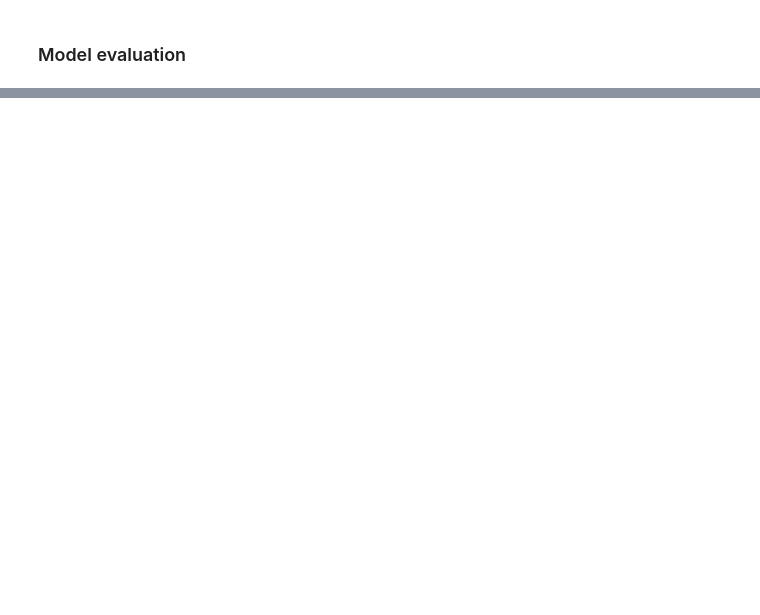
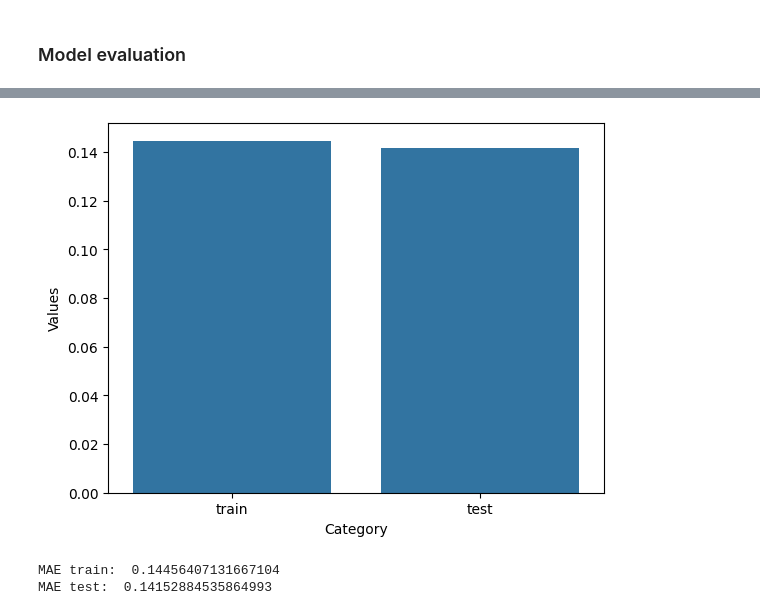
Before and after one commit to NGala540/FrequencyOfClaimsPrediction, a Jupyter notebook: GLM Model Training.ipynb, the cells around one changed output, grey strips where cells are left out. Drawn from its saved outputs; the diff is of its cells as text; code cells hidden in the pictures; blank space fills up the shorter version.

```diff
--- a/GLM Model Training.ipynb
+++ b/GLM Model Training.ipynb
@@ -240,0 +255,3 @@ plt.show()
+# %%
+final_X_train = X_train_transformed[final_X_train.columns]
+y_pred_train = final_model.predict(sm.add_constant(final_X_train))
@@ -240,0 +290,20 @@ plt.show()
+# %%
+MAE_train = mean_absolute_error(y_train, y_pred_train)
+MAE_test = mean_absolute_error(y_test, y_pred)
+
+data = pd.DataFrame({
+    'Category': ['train', 'test'],
+    'Values': [MAE_train, MAE_test]
+})
+
+# Create the bar plot
+sns.barplot(x='Category', y='Values', data=data)
+
+# Show the plot
+plt.show()
+print("MAE train: ", MAE_train)
+print("MAE test: ", MAE_test)
+# %% [output]
+[figure, added]
+MAE train:  0.14456407131667104
+MAE test:  0.14152884535864993
```
Also changed, not shown: parts of 22 cells of this notebook, 2 other files.
